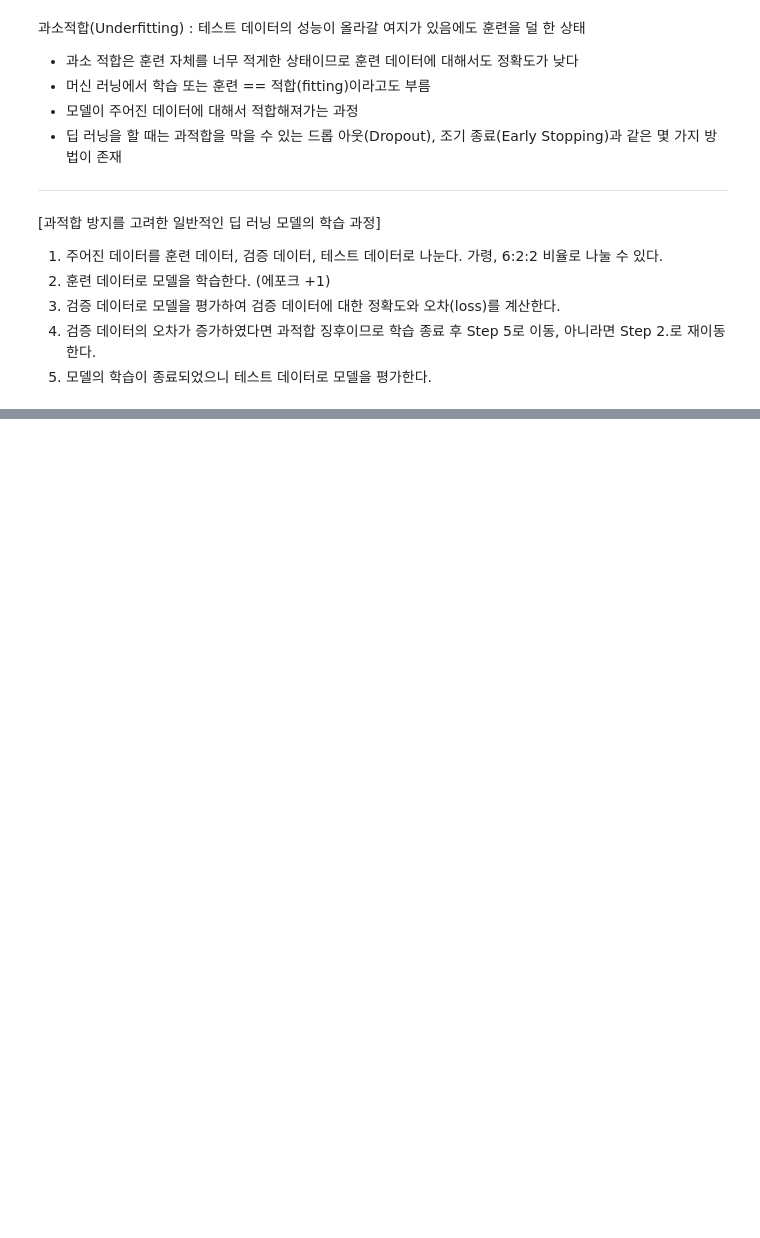
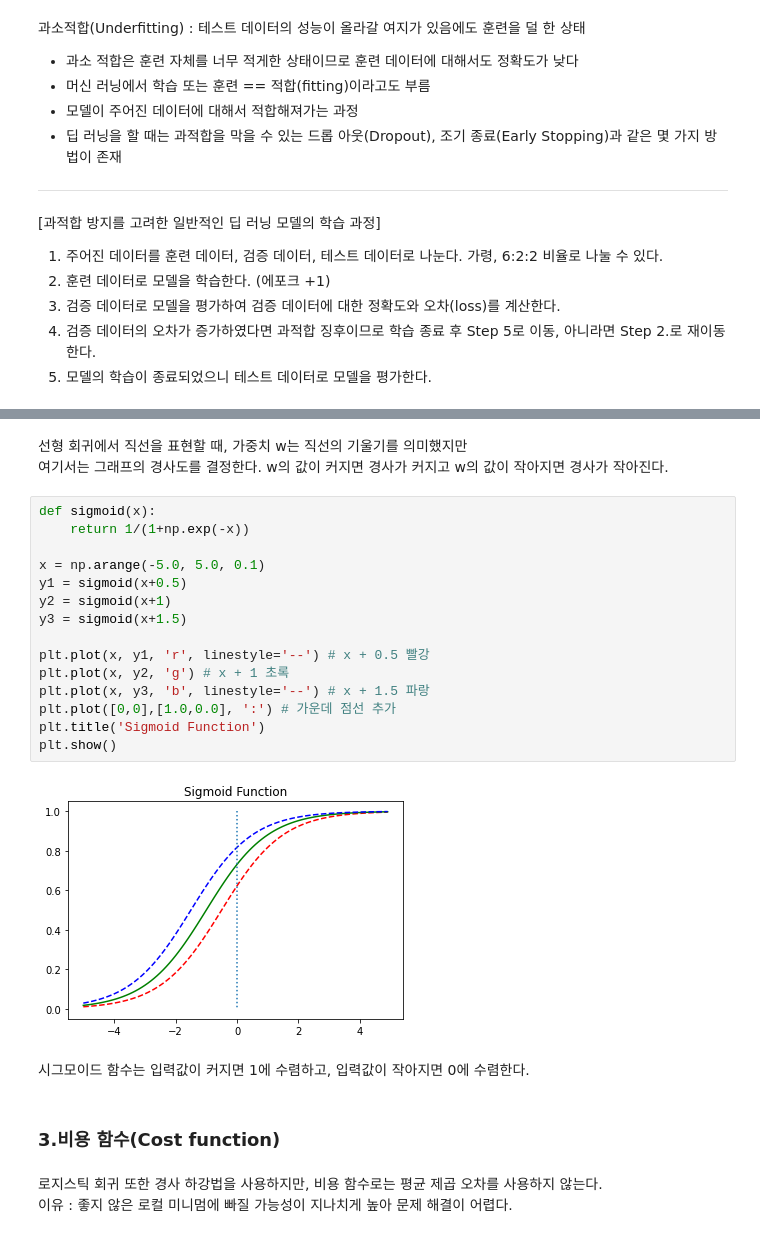
Before and after one commit to euneun316/NLP-Study, a Jupyter notebook: Natural Language Processing/Machine_Learning.ipynb, the cells around one changed output, grey strips where cells are left out. Saved outputs shown, nothing was run; the diff lists cells and outputs as text; blank space fills up the shorter version.

```diff
--- a/Natural Language Processing/Machine_Learning.ipynb
+++ b/Natural Language Processing/Machine_Learning.ipynb
@@ -166,0 +516,27 @@ $$
+# %% [markdown]
+선형 회귀에서 직선을 표현할 때, 가중치 w는 직선의 기울기를 의미했지만 <br>
+여기서는 그래프의 경사도를 결정한다. w의 값이 커지면 경사가 커지고 w의 값이 작아지면 경사가 작아진다.
+# %%
+def sigmoid(x):
+    return 1/(1+np.exp(-x))
+
+x = np.arange(-5.0, 5.0, 0.1)
+y1 = sigmoid(x+0.5)
+y2 = sigmoid(x+1)
+y3 = sigmoid(x+1.5)
+
+plt.plot(x, y1, 'r', linestyle='--') # x + 0.5 빨강
+plt.plot(x, y2, 'g') # x + 1 초록
+plt.plot(x, y3, 'b', linestyle='--') # x + 1.5 파랑
+plt.plot([0,0],[1.0,0.0], ':') # 가운데 점선 추가
+plt.title('Sigmoid Function')
+plt.show()
+# %% [output]
+[figure, added]
+# %% [markdown]
+시그모이드 함수는 입력값이 커지면 1에 수렴하고, 입력값이 작아지면 0에 수렴한다.
+# %% [markdown]
+### 3.비용 함수(Cost function)
+# %% [markdown]
+로지스틱 회귀 또한 경사 하강법을 사용하지만, 비용 함수로는 평균 제곱 오차를 사용하지 않는다. <br>
+이유 : 좋지 않은 로컬 미니멈에 빠질 가능성이 지나치게 높아 문제 해결이 어렵다.
```
Also changed, not shown: parts of 99 cells of this notebook.
